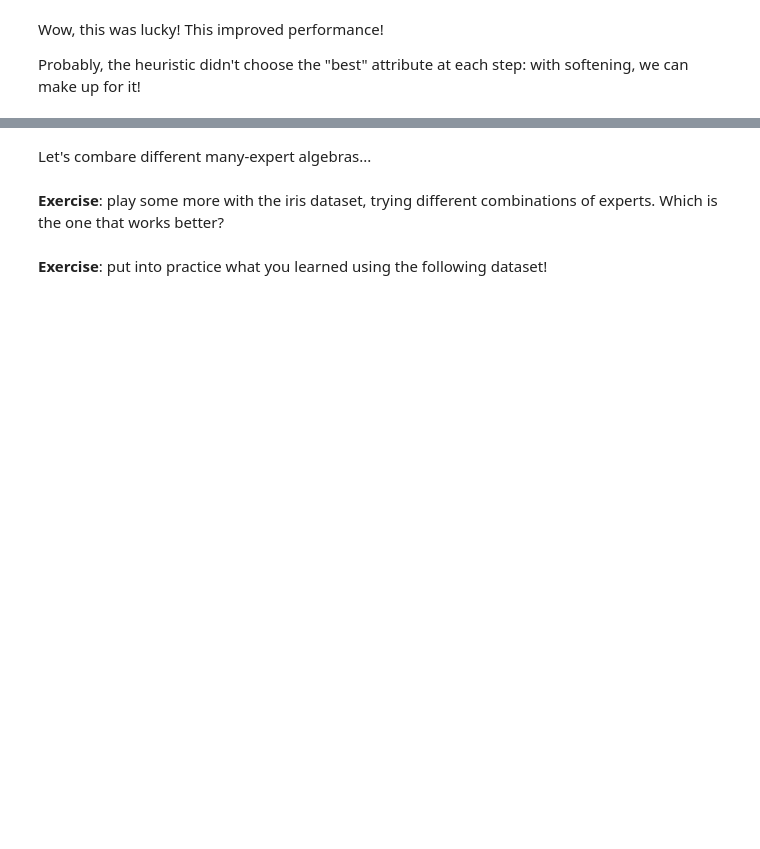
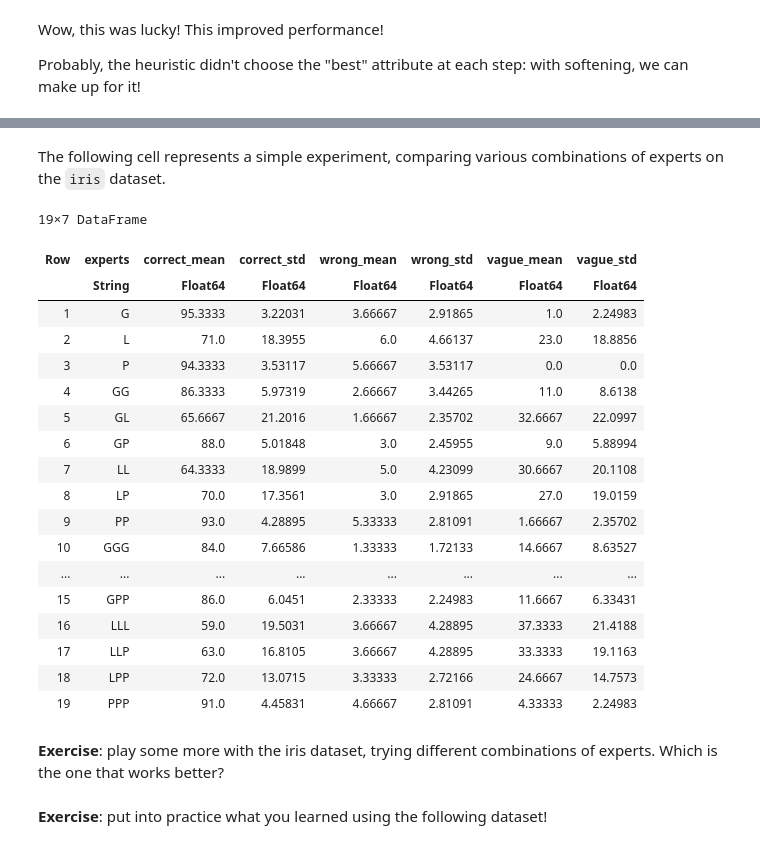
Before and after one commit to aclai-lab/logic-and-machine-learning, a Jupyter notebook: notebooks/day04c-many-expert-decision-trees.ipynb, the cells around one changed output, grey strips where cells are left out. Drawn from its saved outputs; the diff is of its cells as text; code cells hidden in the pictures; blank space fills up the shorter version.

```diff
--- a/notebooks/day04c-many-expert-decision-trees.ipynb
+++ b/notebooks/day04c-many-expert-decision-trees.ipynb
@@ -170,0 +293,13 @@ softening, we can make up for it!
+# %%
+# Evaluate performance (many-expert decision tree)
+y_pred_mxa = map(eachrow(X_test)) do row
+    result = ManyExpertDecisionTrees.apply(
+        medt,
+        mxa,
+        Vector{Float64}(row)
+    )
+    return length(result) != 1 ? :vague : first(result)
+end;
+# %%
+n_correct = count(i -> y_pred_mxa[i] == y_test[i], 1:n_total)
+(n_correct / n_total) * 100
@@ -170,0 +308,3 @@ softening, we can make up for it!
+# %%
+n_vague = count(==(:vague), y_pred_mxa)
+(n_vague / n_total) * 100
@@ -170,0 +313,3 @@ softening, we can make up for it!
+# %%
+n_wrong = n_total - n_correct - n_vague
+(n_wrong / n_total) * 100
@@ -171,5 +333,6 @@ softening, we can make up for it!
 # %% [markdown]
-Let's combare different many-expert algebras...
+The following cell represents a simple experiment, comparing various
+combinations of experts on the `iris` dataset.
 # %%
 using Combinatorics
 
@@ -179,7 +342,10 @@ allexperts = (GodelLogic, LukasiewiczLogic, ProductLogic);
 expertcomb = begin
     c = Vector{Vector{FuzzyLogic}}()
     for i in 1:length(allexperts)
-        append!(c, collect(Combinatorics.with_replacement_combinations(allexperts, i)))
+        append!(
+            c,
+            collect(Combinatorics.with_replacement_combinations(allexperts, i))
+        )
     end
     c
 end;
@@ -256,33 +422,53 @@ for i in 1:n_runs
         deltawrong = (pwrong - wrong[k][1])
         wrong[k][1] += deltawrong / i
         wrong[k][2] += deltawrong * (pwrong - wrong[k][1])
 
         deltavague = (pvague - vague[k][1])
         vague[k][1] += deltavague / i
         vague[k][2] += deltavague * (pvague - vague[k][1])
 
     end
 end
 
 # Process results: extract means and compute standard deviations (sample std)
 correct_mean = [x[1] for x in correct]
 correct_std = [sqrt(x[2] / (n_runs - 1)) for x in correct]
 
 wrong_mean = [x[1] for x in wrong]
 wrong_std = [sqrt(x[2] / (n_runs - 1)) for x in wrong]
 
 vague_mean = [x[1] for x in vague]
 vague_std = [sqrt(x[2] / (n_runs - 1)) for x in vague]
 
 df = DataFrame(
     experts=expertcombreadable,
     correct_mean=correct_mean,
     correct_std=correct_std,
     wrong_mean=wrong_mean,
     wrong_std=wrong_std,
     vague_mean=vague_mean,
     vague_std=vague_std
 )
+# %% [output]
+19×7 DataFrame
+| Row | experts | correct_mean | correct_std | wrong_mean | wrong_std | vague_mean | vague_std |
+|  | String | Float64 | Float64 | Float64 | Float64 | Float64 | Float64 |
+| 1 | G | 95.3333 | 3.22031 | 3.66667 | 2.91865 | 1.0 | 2.24983 |
+| 2 | L | 71.0 | 18.3955 | 6.0 | 4.66137 | 23.0 | 18.8856 |
+| 3 | P | 94.3333 | 3.53117 | 5.66667 | 3.53117 | 0.0 | 0.0 |
+| 4 | GG | 86.3333 | 5.97319 | 2.66667 | 3.44265 | 11.0 | 8.6138 |
+| 5 | GL | 65.6667 | 21.2016 | 1.66667 | 2.35702 | 32.6667 | 22.0997 |
+| 6 | GP | 88.0 | 5.01848 | 3.0 | 2.45955 | 9.0 | 5.88994 |
+| 7 | LL | 64.3333 | 18.9899 | 5.0 | 4.23099 | 30.6667 | 20.1108 |
+| 8 | LP | 70.0 | 17.3561 | 3.0 | 2.91865 | 27.0 | 19.0159 |
+| 9 | PP | 93.0 | 4.28895 | 5.33333 | 2.81091 | 1.66667 | 2.35702 |
+| 10 | GGG | 84.0 | 7.66586 | 1.33333 | 1.72133 | 14.6667 | 8.63527 |
+| ... | ... | ... | ... | ... | ... | ... | ... |
+| 15 | GPP | 86.0 | 6.0451 | 2.33333 | 2.24983 | 11.6667 | 6.33431 |
+| 16 | LLL | 59.0 | 19.5031 | 3.66667 | 4.28895 | 37.3333 | 21.4188 |
+| 17 | LLP | 63.0 | 16.8105 | 3.66667 | 4.28895 | 33.3333 | 19.1163 |
+| 18 | LPP | 72.0 | 13.0715 | 3.33333 | 2.72166 | 24.6667 | 14.7573 |
+| 19 | PPP | 91.0 | 4.45831 | 4.66667 | 2.81091 | 4.33333 | 2.24983 |
 # %% [markdown]
 **Exercise**: play some more with the iris dataset, trying different
 combinations of experts. Which is the one that works better?
```
Also changed, not shown: parts of 39 cells of this notebook, 1 other file.
